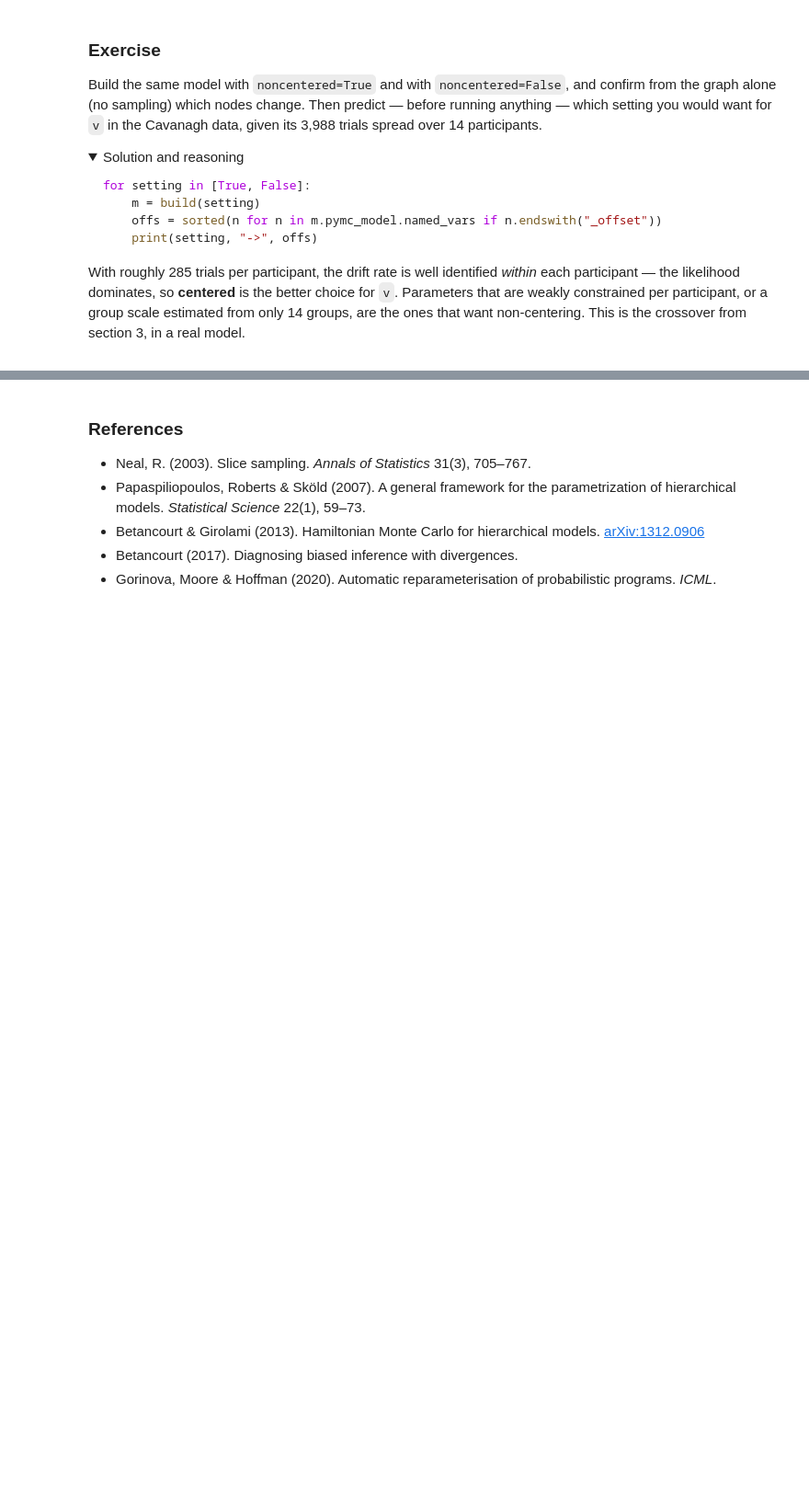
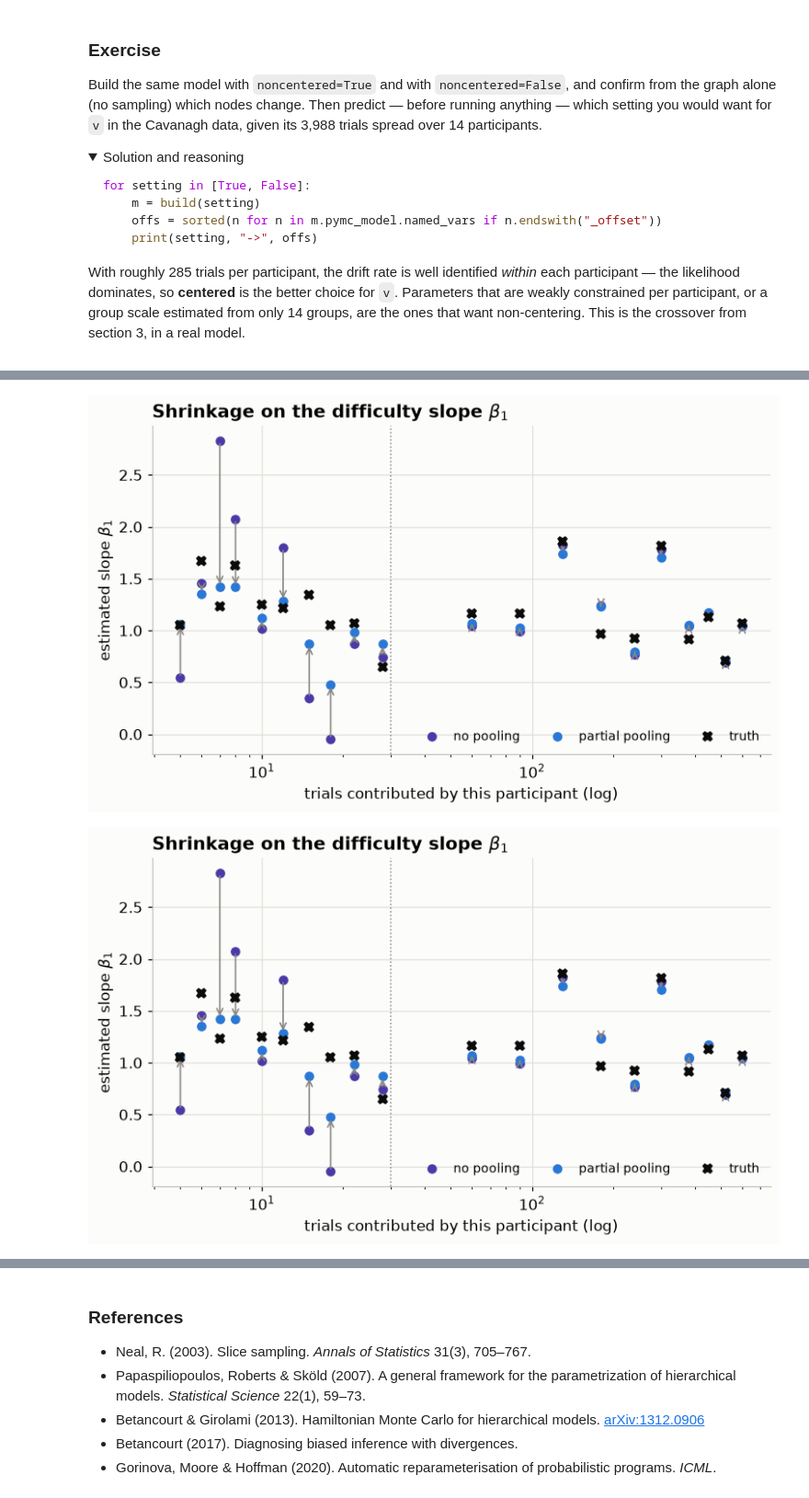
Before and after one commit to VeronikaWendler/sbi4cogsci, a Jupyter notebook: tutorials/day3_sbi_tools/hierarchical-mcmc.ipynb, the cells around one changed output, grey strips where cells are left out. Shown at 92% size. Saved outputs shown, nothing was run; the diff lists cells and outputs as text; code cells hidden in the pictures; folded sections open; blank space fills up the shorter version.

```diff
--- a/tutorials/day3_sbi_tools/hierarchical-mcmc.ipynb
+++ b/tutorials/day3_sbi_tools/hierarchical-mcmc.ipynb
@@ -663,0 +680,10 @@ non-centering. This is the crossover from section 3, in a real model.
+# %%
+reg = F.regression_experiment(seed=RANDOM_SEED)
+
+for name in ("intercept", "slope"):
+    s = F.pooling_summary(reg[name])
+    print(f"{name:10s} MAE  n<30: {s['no_pooling']['mae_low']:.3f} -> "
+          f"{s['partial_pooling']['mae_low']:.3f}"
+          f"   |  n>=30: {s['no_pooling']['mae_high']:.3f} -> "
+          f"{s['partial_pooling']['mae_high']:.3f}"
+          f"   |  {s['low_n_improvement_pct']:.0f}% better where thin")
@@ -663,0 +702,6 @@ non-centering. This is the crossover from section 3, in a real model.
+# %%
+F.fig_shrinkage(reg["slope"], ylabel=r"estimated slope $\beta_1$",
+                title=r"Shrinkage on the difficulty slope $\beta_1$")
+# %% [output]
+[figure, added]
+[figure, added]
```
Also changed, not shown: parts of 5 cells of this notebook, 10 other files.
